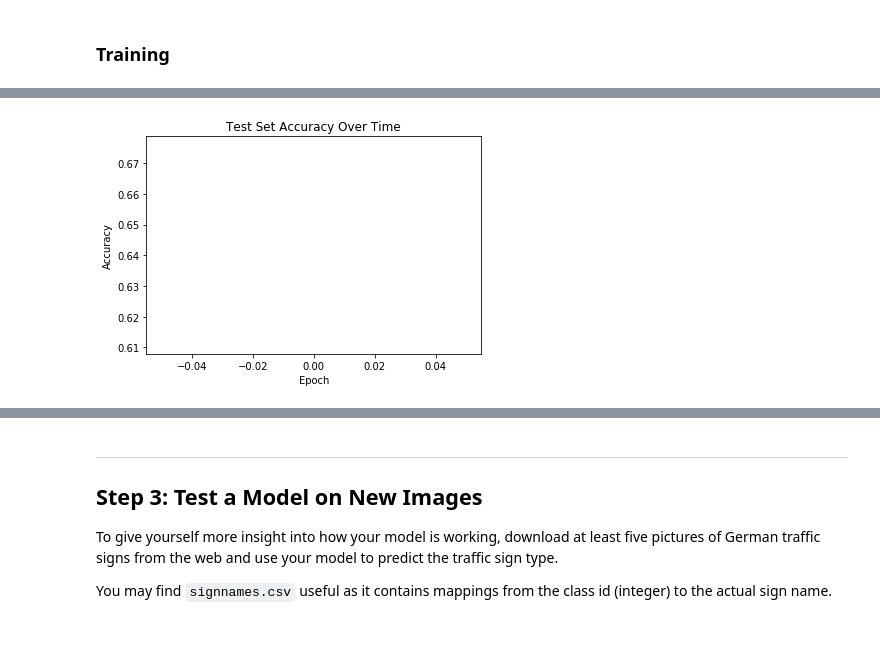
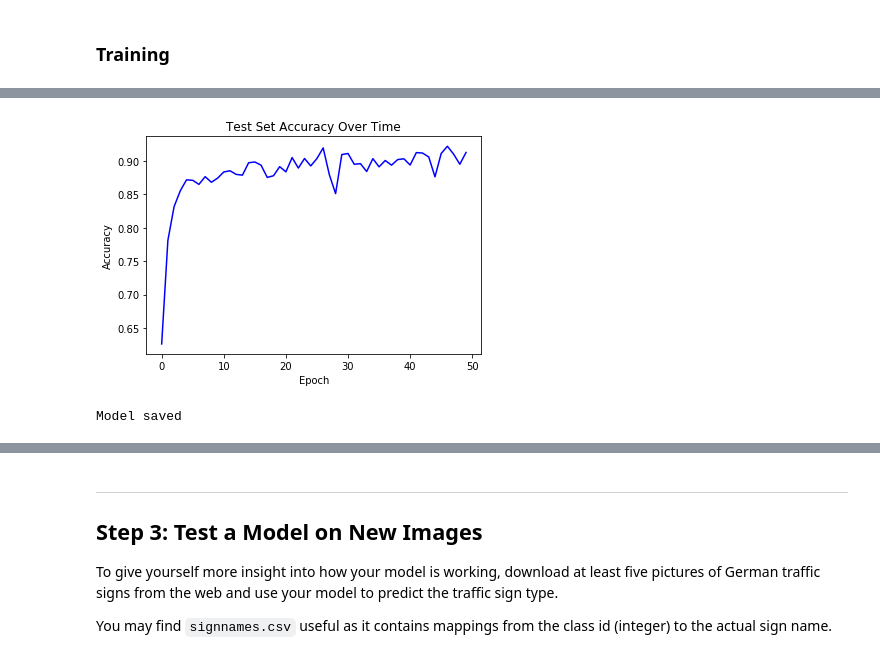
Before and after one commit to JohnGee96/CarND-Traffic-Sign-Classifier, a Jupyter notebook: Traffic_Sign_Classifier.ipynb, the cells around one changed output, grey strips where cells are left out. Saved outputs shown, nothing was run; the diff lists cells and outputs as text; code cells hidden in the pictures.

```diff
--- a/Traffic_Sign_Classifier.ipynb
+++ b/Traffic_Sign_Classifier.ipynb
@@ -173,11 +173,7 @@ X_test  = preprocess(X_test)
 from tensorflow.contrib.layers import flatten
 import tensorflow as tf
 
-def LeNet(x):
-    # Arguments used for tf.truncated_normal, randomly defines variables for the weights and biases for each layer
-    mu = 0
-    sigma = 0.1
-
+def LeNet(x, mu=0, sigma= 0.1):
     # Layer 1: Convolutional. Input = 32x32x3. Output = 28x28x6.
     conv1_W = tf.Variable(tf.truncated_normal(shape=(5, 5, 3, 6), mean = mu, stddev = sigma))
     conv1_b = tf.Variable(tf.zeros(6))
@@ -239,9 +235,14 @@ one_hot_y = tf.one_hot(y, 43)
 # %% [markdown]
 ### Setting up Pipeline
 # %%
-LR = 0.001
+LR = 0.0015
+EPOCHS = 50
+BATCH_SIZE = 128
+# Arguments used for tf.truncated_normal, randomly defines variables for the weights and biases for each layer
+MU = 0
+SIGMA = 0.1
 
-logits = LeNet(x)
+logits = LeNet(x, MU, SIGMA)
 cross_entropy = tf.nn.softmax_cross_entropy_with_logits(labels=one_hot_y, logits=logits)
 loss_operation = tf.reduce_mean(cross_entropy)
 optimizer = tf.train.AdamOptimizer(learning_rate = LR)
@@ -284,9 +285,6 @@ class Plot(object):
 
 p = Plot()
 # %%
-EPOCHS = 1
-BATCH_SIZE = 128
-
 with tf.Session() as sess:
     sess.run(tf.global_variables_initializer())
     num_examples = len(X_train)
@@ -302,11 +300,11 @@ with tf.Session() as sess:
 
         validation_accuracy = evaluate(X_valid, y_valid)
         p.accuracy_over_epoch.append(validation_accuracy)
-        print("EPOCH {} : Validation Accuracy = {:.3f} :".format(i+1, validation_accuracy))
+        print("EPOCH {} : Validation Accuracy = {:.3f}".format(i+1, validation_accuracy))
     p.plot_graph()
 
-#     saver.save(sess, './lenet')
-#     print("Model saved")
+    saver.save(sess, './lenet')
+    print("Model saved")
 # %% [output]
 Training...
 
@@ -315 +326,2 @@ Validation Accuracy = 0.643
-[figure, old version]
+[figure, new version]
+Model saved
```
Also changed, not shown: parts of 3 cells of this notebook, 4 other files.
